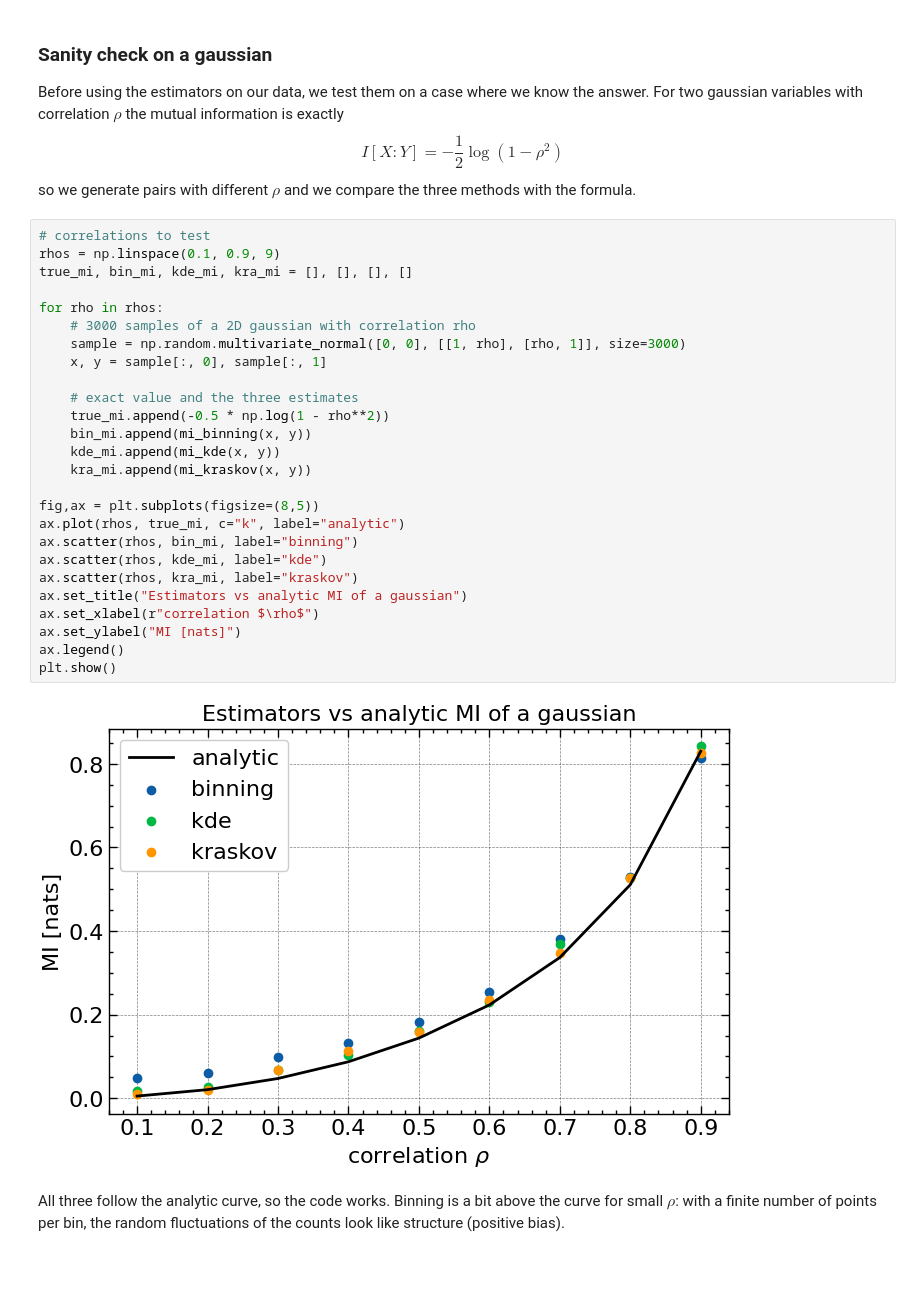
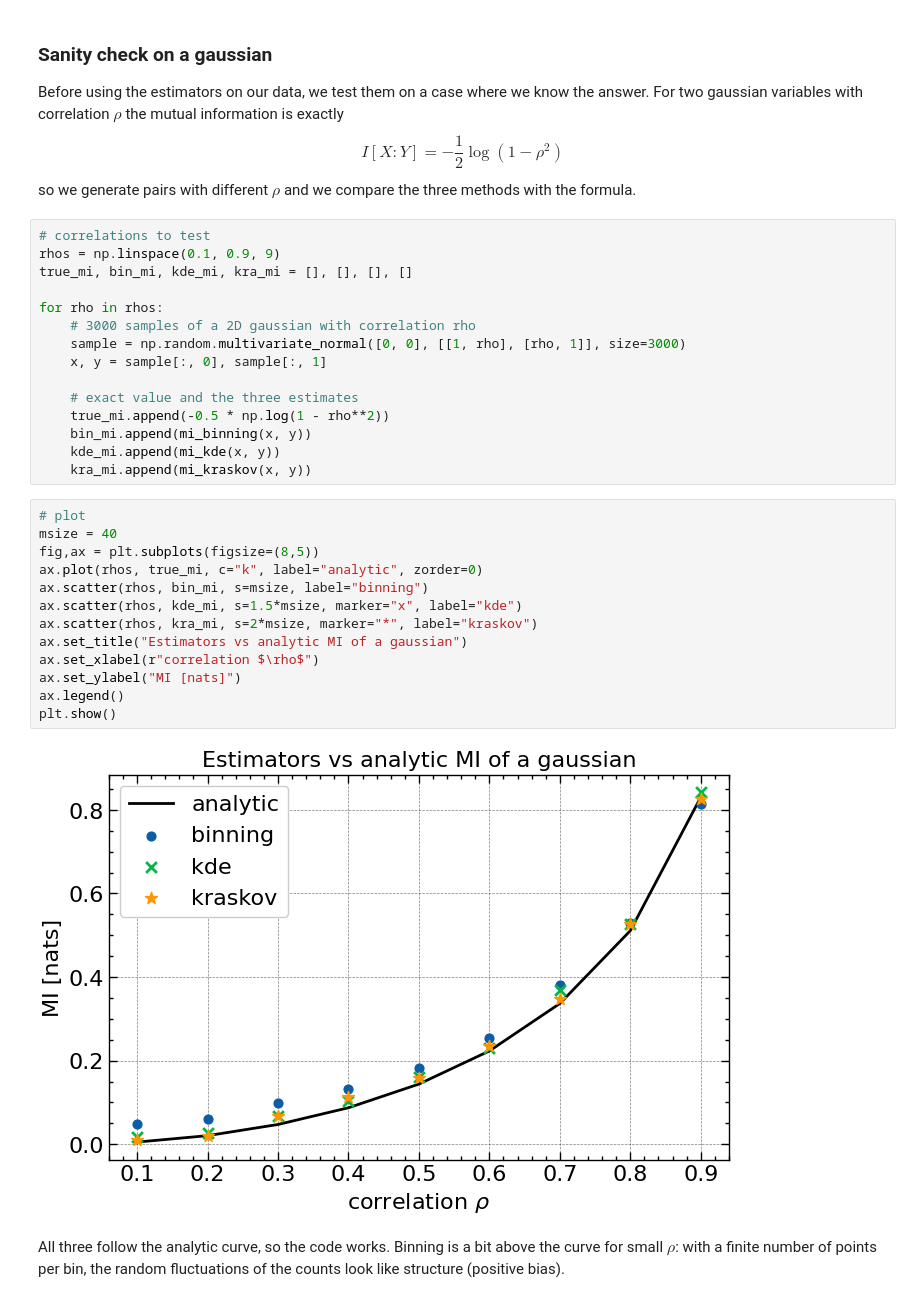
Before and after one commit to AlbertoCasellato/InformationTheoryAndInference-Project, a Jupyter notebook: main.ipynb, the cells around one changed output. Drawn from its saved outputs; the diff is of its cells as text; blank space fills up the shorter version.

```diff
--- a/main.ipynb
+++ b/main.ipynb
@@ -431,19 +431,21 @@ for rho in rhos:
     bin_mi.append(mi_binning(x, y))
     kde_mi.append(mi_kde(x, y))
     kra_mi.append(mi_kraskov(x, y))
-
-fig,ax = plt.subplots(figsize=(8,5))
-ax.plot(rhos, true_mi, c="k", label="analytic")
-ax.scatter(rhos, bin_mi, label="binning")
-ax.scatter(rhos, kde_mi, label="kde")
-ax.scatter(rhos, kra_mi, label="kraskov")
-ax.set_title("Estimators vs analytic MI of a gaussian")
-ax.set_xlabel(r"correlation $\rho$")
-ax.set_ylabel("MI [nats]")
-ax.legend()
-plt.show()
-# %% [output]
-[figure, removed]
+# %%
+# plot
+msize = 40
+fig,ax = plt.subplots(figsize=(8,5))
+ax.plot(rhos, true_mi, c="k", label="analytic", zorder=0)
+ax.scatter(rhos, bin_mi, s=msize, label="binning")
+ax.scatter(rhos, kde_mi, s=1.5*msize, marker="x", label="kde")
+ax.scatter(rhos, kra_mi, s=2*msize, marker="*", label="kraskov")
+ax.set_title("Estimators vs analytic MI of a gaussian")
+ax.set_xlabel(r"correlation $\rho$")
+ax.set_ylabel("MI [nats]")
+ax.legend()
+plt.show()
+# %% [output]
+[figure, added]
 # %% [markdown]
 All three follow the analytic curve, so the code works. Binning is a bit above the curve for small $\rho$: with a finite number of points per bin, the random fluctuations of the counts look like structure (positive bias).
 # %% [markdown]
```
Also changed, not shown: parts of 16 cells of this notebook, 19 other files.
